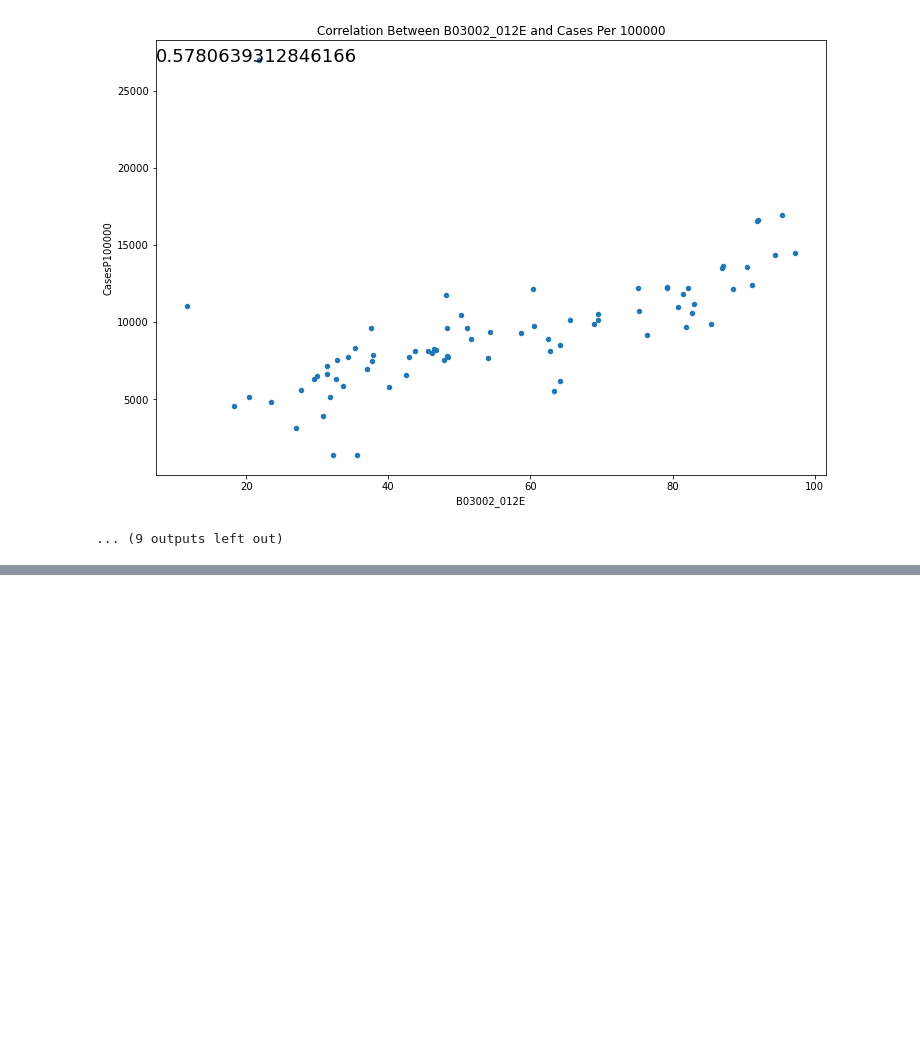
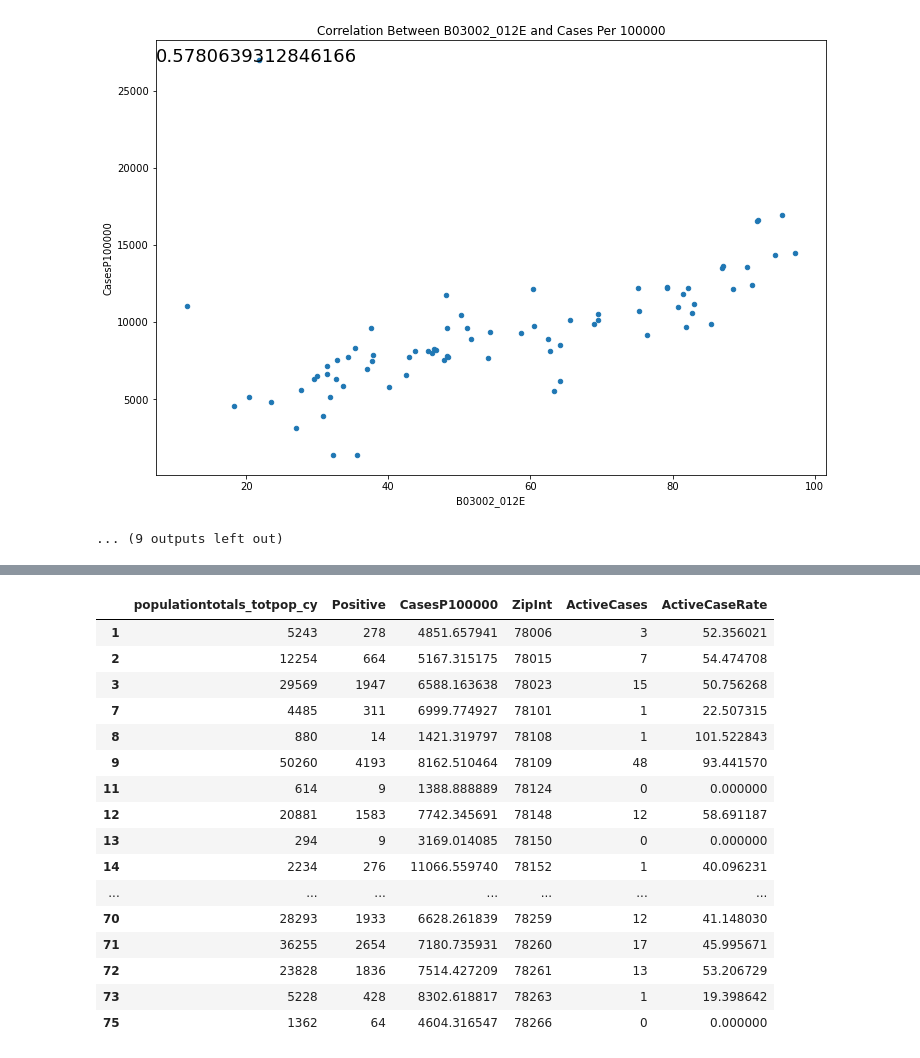
Before and after one commit to bakerv/COVID19, a Jupyter notebook: RaceCensusDataPull.ipynb, the cells around one changed output, grey strips where cells are left out. Cells and saved outputs as stored; diff of their text form; code cells hidden in the pictures; blank space fills up the shorter version.

```diff
--- a/RaceCensusDataPull.ipynb
+++ b/RaceCensusDataPull.ipynb
@@ -336,0 +391,20 @@ KeyError: "None of [Float64Index([ 81.47226693985073, 23.510650099844685,  20.38
+# %%
+display(majoritynonhispanic)
+# %% [output]
+|  | populationtotals_totpop_cy | Positive | CasesP100000 | ZipInt | ActiveCases | ActiveCaseRate |
+| 1 | 5243 | 278 | 4851.657941 | 78006 | 3 | 52.356021 |
+| 2 | 12254 | 664 | 5167.315175 | 78015 | 7 | 54.474708 |
+| 3 | 29569 | 1947 | 6588.163638 | 78023 | 15 | 50.756268 |
+| 7 | 4485 | 311 | 6999.774927 | 78101 | 1 | 22.507315 |
+| 8 | 880 | 14 | 1421.319797 | 78108 | 1 | 101.522843 |
+| 9 | 50260 | 4193 | 8162.510464 | 78109 | 48 | 93.441570 |
+| 11 | 614 | 9 | 1388.888889 | 78124 | 0 | 0.000000 |
+| 12 | 20881 | 1583 | 7742.345691 | 78148 | 12 | 58.691187 |
+| 13 | 294 | 9 | 3169.014085 | 78150 | 0 | 0.000000 |
+| 14 | 2234 | 276 | 11066.559740 | 78152 | 1 | 40.096231 |
+| ... | ... | ... | ... | ... | ... | ... |
+| 70 | 28293 | 1933 | 6628.261839 | 78259 | 12 | 41.148030 |
+| 71 | 36255 | 2654 | 7180.735931 | 78260 | 17 | 45.995671 |
+| 72 | 23828 | 1836 | 7514.427209 | 78261 | 13 | 53.206729 |
+| 73 | 5228 | 428 | 8302.618817 | 78263 | 1 | 19.398642 |
+| 75 | 1362 | 64 | 4604.316547 | 78266 | 0 | 0.000000 |
```
Also changed, not shown: parts of 7 cells of this notebook, 2 other files.
